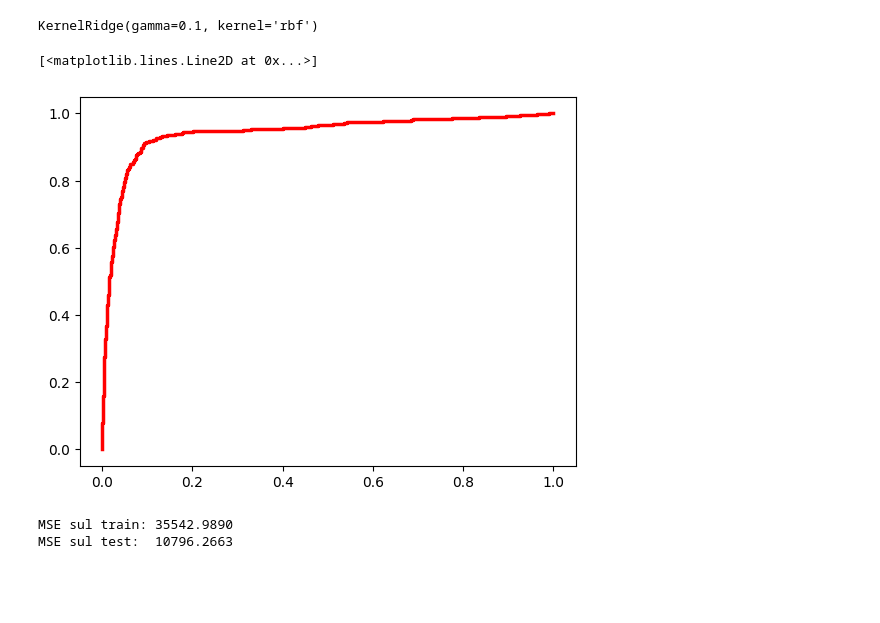
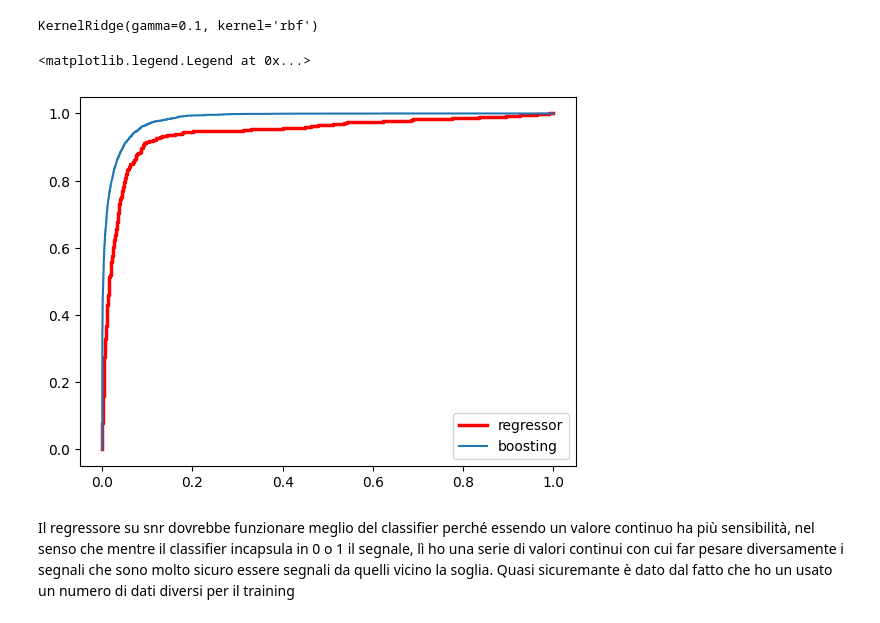
Before and after one commit to loredp02/astrostatistics_bicocca_2026, a Jupyter notebook: my_codes_final/EX15_E_GravitationalWaves.ipynb, the cells around one changed output. Cells and saved outputs as stored; diff of their text form; code cells hidden in the pictures; blank space fills up the shorter version.

```diff
--- a/my_codes_final/EX15_E_GravitationalWaves.ipynb
+++ b/my_codes_final/EX15_E_GravitationalWaves.ipynb
@@ -74,7 +74,7 @@ X_train, X_test, y_train, y_test = train_test_split(X, y, test_size = 0.3, rando
 
 scaler = StandardScaler()
 X_train = scaler.fit_transform(X_train)
-X_test = scaler.fit_transform(X_test)
+X_test = scaler.transform(X_test)
 # %%
 import seaborn as sns
 sns.scatterplot(
@@ -492,17 +492,11 @@ KernelRidge(gamma=0.1, kernel='rbf')
 snr_pred = krr.predict(X_test)
 fpr_krr, tpr_krr, _ = roc_curve(y_test, snr_pred)
 # %%
-plt.plot(fpr_krr, tpr_krr, color='red', lw=2.5)
+plt.plot(fpr_krr, tpr_krr, color='red', lw=2.5, label ='regressor')
+plt.plot(fpr_boost, tpr_boost, label = 'boosting')
+plt.legend()
 # %% [output]
-[<matplotlib.lines.Line2D at 0x...>]
+<matplotlib.legend.Legend at 0x...>
-[figure, old version]
+[figure, new version]
-# %%
-from sklearn.metrics import mean_squared_error
-mse_train = mean_squared_error(snr_train, krr.predict(X_train))
-mse_test = mean_squared_error(snr_test, snr_pred)
-
-print(f"MSE sul train: {mse_train:.4f}")
-print(f"MSE sul test:  {mse_test:.4f}")
-# %% [output]
-MSE sul train: 35542.9890
-MSE sul test:  10796.2663
+# %% [markdown]
+Il regressore su snr dovrebbe funzionare meglio del classifier perché essendo un valore continuo ha più sensibilità, nel senso che mentre il classifier incapsula in 0 o 1 il segnale, lì ho una serie di valori continui con cui far pesare diversamente i segnali che sono molto sicuro essere segnali da quelli vicino la soglia. Quasi sicuremante è dato dal fatto che ho un usato un numero di dati diversi per il training
```
Also changed, not shown: parts of 1 cell of this notebook, 3 other files.
